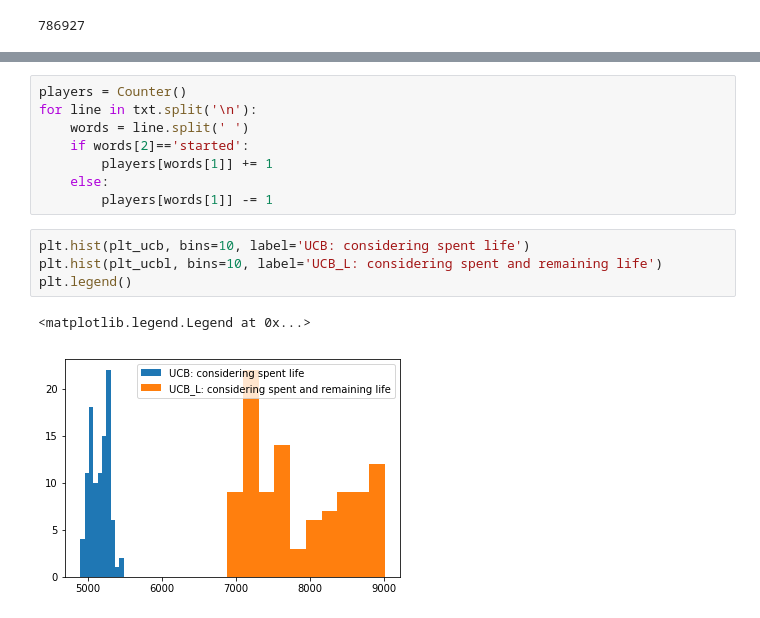
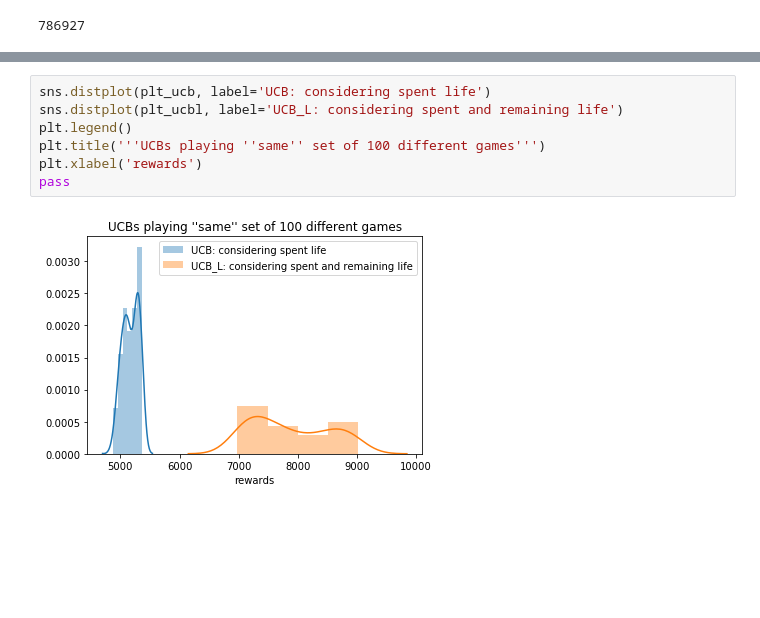
Before and after one commit to ShrekFelix/Reducing-Exploration-of-Dying-Arms-in-Mortal-Bandits, a Jupyter notebook: recommenders SCALED.ipynb, the cells around one changed output, grey strips where cells are left out. Cells and saved outputs as stored; diff of their text form; blank space fills up the shorter version.

```diff
--- a/recommenders SCALED.ipynb
+++ b/recommenders SCALED.ipynb
@@ -533,15 +498,9 @@ plt.hist(plt_agl)
-# %%
-players = Counter()
-for line in txt.split('\n'):
-    words = line.split(' ')
-    if words[2]=='started':
-        players[words[1]] += 1
-    else:
-        players[words[1]] -= 1
 # %%
-plt.hist(plt_ucb, bins=10, label='UCB: considering spent life')
-plt.hist(plt_ucbl, bins=10, label='UCB_L: considering spent and remaining life')
+sns.distplot(plt_ucb, label='UCB: considering spent life')
+sns.distplot(plt_ucbl, label='UCB_L: considering spent and remaining life')
 plt.legend()
+plt.title('''UCBs playing ''same'' set of 100 different games''')
+plt.xlabel('rewards')
+pass
 # %% [output]
-<matplotlib.legend.Legend at 0x...>
-[figure, old version]
+[figure, new version]
```
Also changed, not shown: parts of 19 cells of this notebook, 1 other file.
